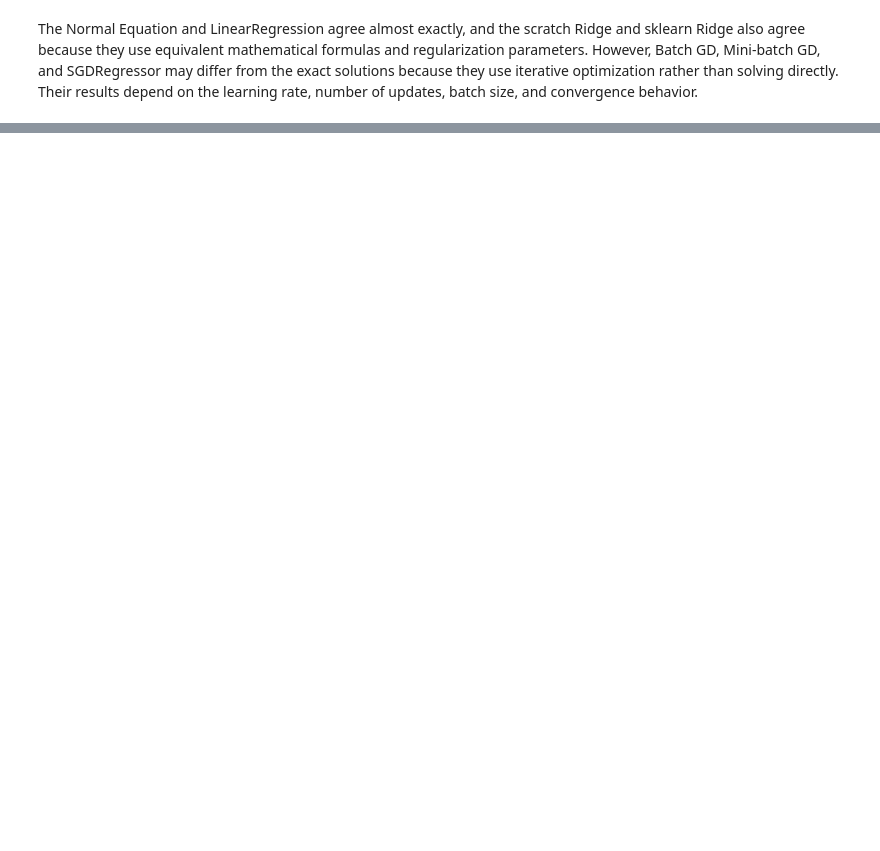
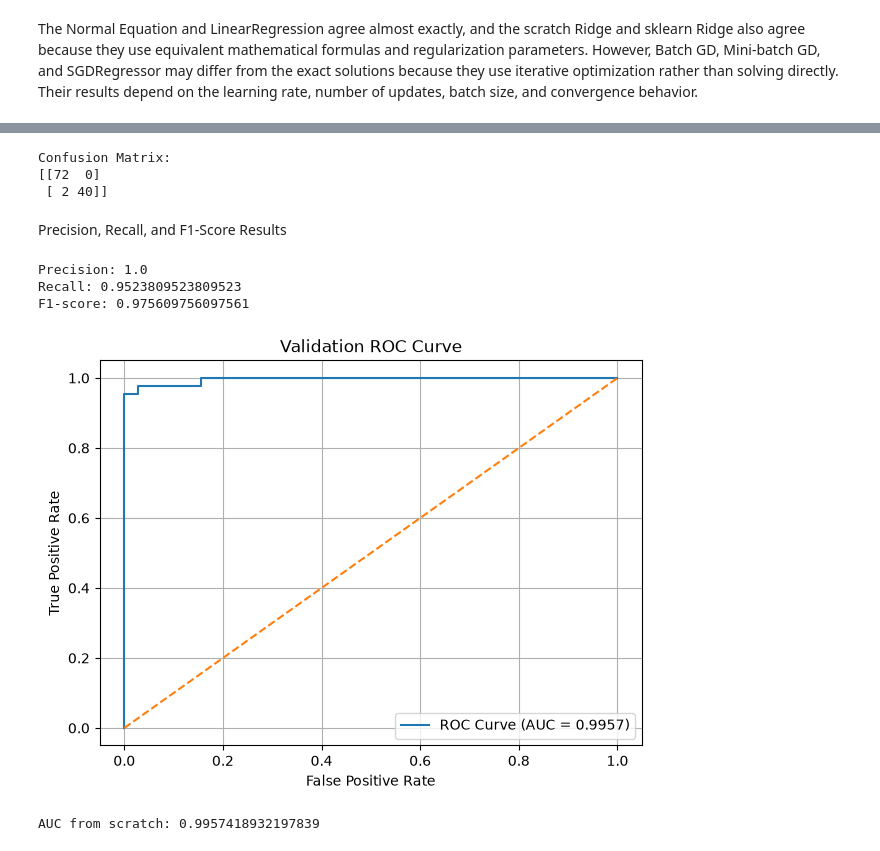
Before and after one commit to mahmoudshafea/Linear_models_-_SVM, a Jupyter notebook: 9401_assignment2.ipynb, the cells around one changed output, grey strips where cells are left out. Drawn from its saved outputs; the diff is of its cells as text; code cells hidden in the pictures; blank space fills up the shorter version.

```diff
--- a/9401_assignment2.ipynb
+++ b/9401_assignment2.ipynb
@@ -1372,0 +1801,51 @@ The Normal Equation and LinearRegression agree almost exactly, and the scratch R
+# %%
+lam = 0.01
+
+X_train = scaled_splits["Breast Cancer"]["X_train"]
+X_val = scaled_splits["Breast Cancer"]["X_val"]
+X_test = scaled_splits["Breast Cancer"]["X_test"]
+
+y_train = scaled_splits["Breast Cancer"]["y_train"]
+y_val = scaled_splits["Breast Cancer"]["y_val"]
+y_test = scaled_splits["Breast Cancer"]["y_test"]
+
+X_train_log = np.c_[np.ones(X_train.shape[0]), X_train]
+X_val_log = np.c_[np.ones(X_val.shape[0]), X_val]
+X_test_log = np.c_[np.ones(X_test.shape[0]), X_test]
+
+w = np.zeros(X_train_log.shape[1])
+
+for epoch in range(3000):
+    grad = logistic_grad(X_train_log, y_train, w, lam)
+    w -= 0.5 * grad
+
+test_scores = sigmoid(X_test_log @ w)
+test_pred = (test_scores >= 0.5).astype(int)
+
+cm = confusion_matrix(y_test, test_pred, 2)
+
+print("Confusion Matrix:")
+print(cm)
+# %% [output]
+Confusion Matrix:
+[[72  0]
+ [ 2 40]]
+# %% [markdown]
+Precision, Recall, and F1-Score Results
+# %%
+TP = cm[1, 1]
+TN = cm[0, 0]
+FP = cm[0, 1]
+FN = cm[1, 0]
+
+precision = TP / (TP + FP)
+recall = TP / (TP + FN)
+f1 = 2 * precision * recall / (precision + recall)
+
+print("Precision:", precision)
+print("Recall:", recall)
+print("F1-score:", f1)
+# %% [output]
+Precision: 1.0
+Recall: 0.9523809523809523
+F1-score: 0.975609756097561
@@ -1372,0 +1878,28 @@ The Normal Equation and LinearRegression agree almost exactly, and the scratch R
+# %%
+def auc_scratch(fpr, tpr):
+    order = np.argsort(fpr)
+    fpr = fpr[order]
+    tpr = tpr[order]
+
+    return np.trapezoid(tpr, fpr)
+# %%
+val_scores = sigmoid(X_val_log @ w)
+
+val_fpr, val_tpr = roc_curve_scratch(y_val, val_scores)
+
+val_auc = auc_scratch(val_fpr, val_tpr)
+
+plt.figure(figsize=(7, 5))
+plt.plot(val_fpr, val_tpr, label=f"ROC Curve (AUC = {val_auc:.4f})")
+plt.plot([0, 1], [0, 1], linestyle="--")
+plt.xlabel("False Positive Rate")
+plt.ylabel("True Positive Rate")
+plt.title("Validation ROC Curve")
+plt.legend()
+plt.grid()
+plt.show()
+
+print("AUC from scratch:", val_auc)
+# %% [output]
+[figure, added]
+AUC from scratch: 0.9957418932197839
```
Also changed, not shown: parts of 129 cells of this notebook.
